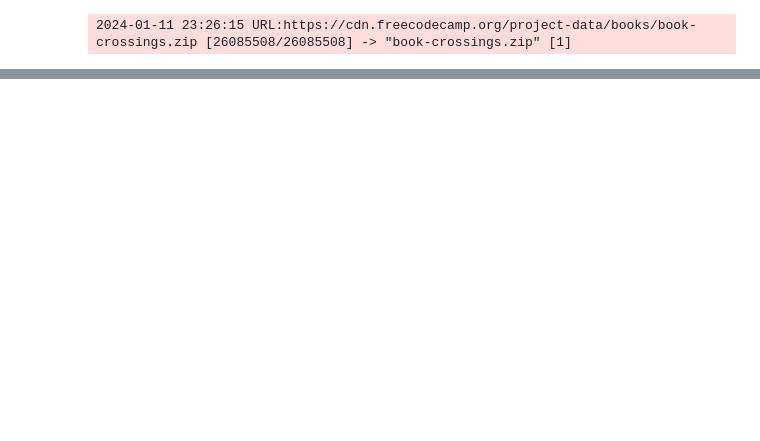
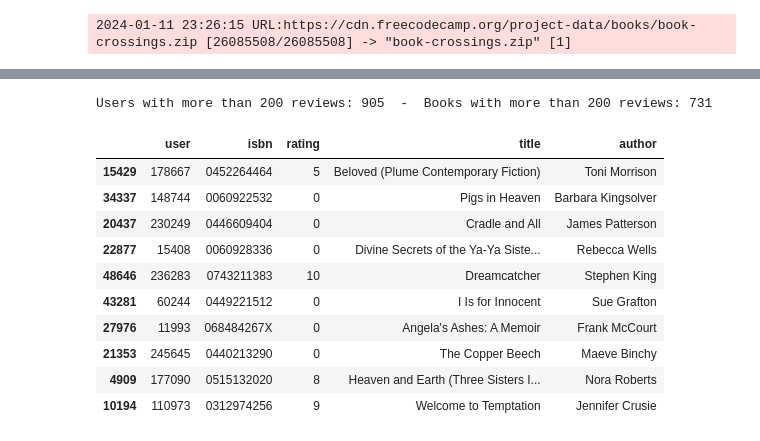
Before and after one commit to MatiasCarbone/FCC-machinelearning, a Jupyter notebook: knn_book_recommendation.ipynb, the cells around one changed output, grey strips where cells are left out. Saved outputs shown, nothing was run; the diff lists cells and outputs as text; code cells hidden in the pictures; blank space fills up the shorter version.

```diff
--- a/knn_book_recommendation.ipynb
+++ b/knn_book_recommendation.ipynb
@@ -114,0 +84,10 @@ df = df.drop_duplicates(['title','user'], keep='first')
+# %%
+user_list = df_ratings.groupby('user').count()
+user_filter = user_list.loc[user_list.isbn >= 200].index.to_list()
+
+isbn_list = df_ratings.groupby('isbn').count()
+isbn_filter = isbn_list.loc[isbn_list['user'] >= 100].index.to_list()
+
+print(f'Users with more than 200 reviews: {len(user_filter)}  -  Books with more than 200 reviews: {len(isbn_filter)}')
+# %% [output]
+Users with more than 200 reviews: 905  -  Books with more than 200 reviews: 731
@@ -115 +96,17 @@ df = df.drop_duplicates(['title','user'], keep='first')
+# %%
+df = df_filter.merge(right=df_books, on='isbn').drop_duplicates(subset=['title', 'user'])
+
+df.sample(10)
+# %% [output]
+|  | user | isbn | rating | title | author |
+| 15429 | 178667 | 0452264464 | 5 | Beloved (Plume Contemporary Fiction) | Toni Morrison |
+| 34337 | 148744 | 0060922532 | 0 | Pigs in Heaven | Barbara Kingsolver |
+| 20437 | 230249 | 0446609404 | 0 | Cradle and All | James Patterson |
+| 22877 | 15408 | 0060928336 | 0 | Divine Secrets of the Ya-Ya Siste... | Rebecca Wells |
+| 48646 | 236283 | 0743211383 | 10 | Dreamcatcher | Stephen King |
+| 43281 | 60244 | 0449221512 | 0 | I Is for Innocent | Sue Grafton |
+| 27976 | 11993 | 068484267X | 0 | Angela's Ashes: A Memoir | Frank McCourt |
+| 21353 | 245645 | 0440213290 | 0 | The Copper Beech | Maeve Binchy |
+| 4909 | 177090 | 0515132020 | 8 | Heaven and Earth (Three Sisters I... | Nora Roberts |
+| 10194 | 110973 | 0312974256 | 9 | Welcome to Temptation | Jennifer Crusie |
 # %%
```
Also changed, not shown: parts of 13 cells of this notebook.
